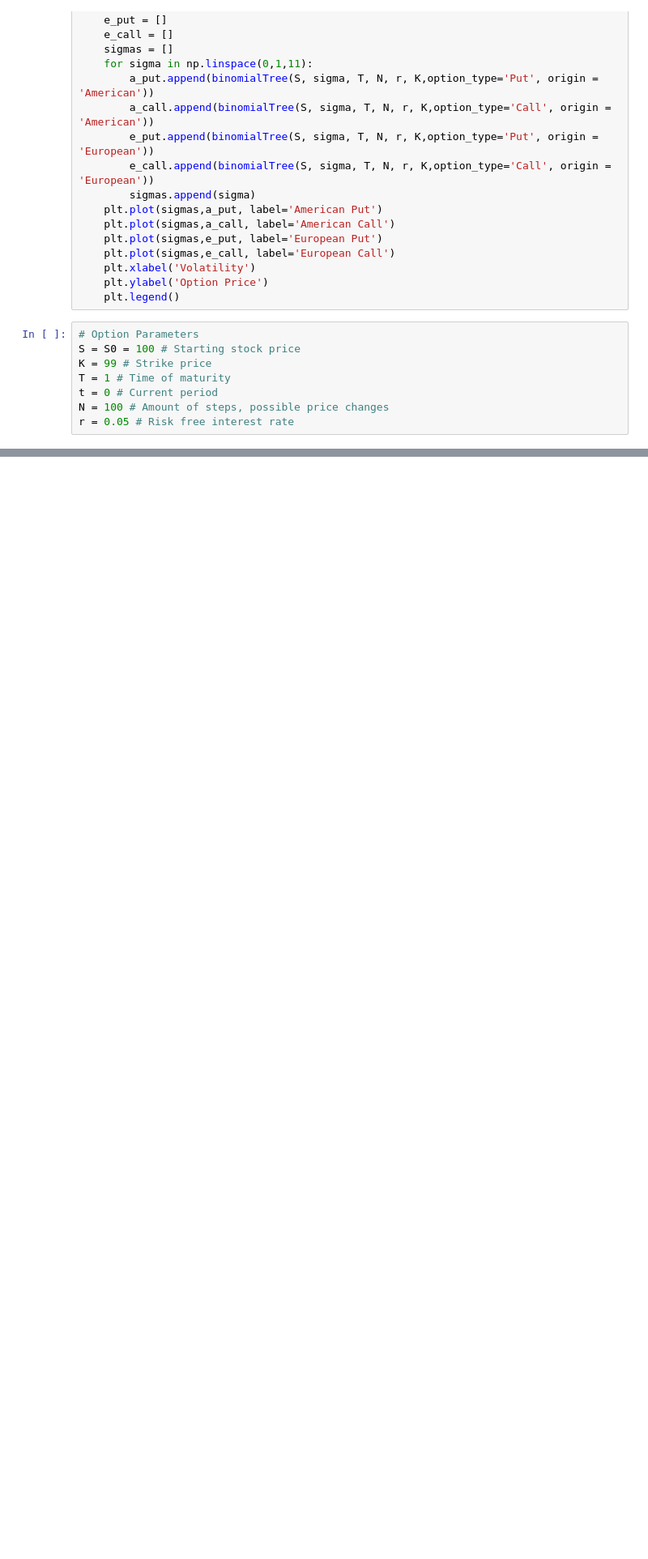
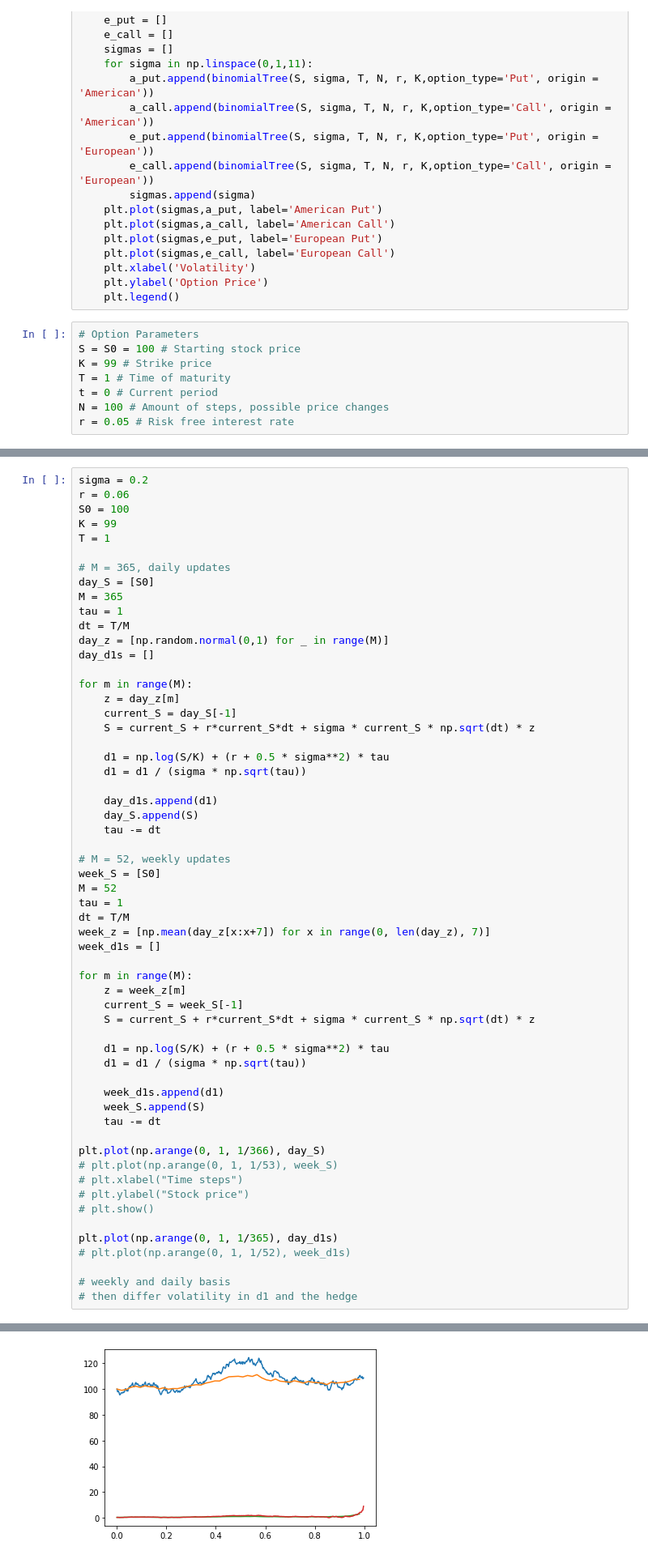
Before and after one commit to DaanMoll/ComputationalFinance, a Jupyter notebook: main.ipynb, the cells around one changed output, grey strips where cells are left out. Shown: that part at 81% size. Saved outputs shown, nothing was run; the diff lists cells and outputs as text; blank space fills up the shorter version.

```diff
--- a/main.ipynb
+++ b/main.ipynb
@@ -185,0 +186,59 @@ plot_variety()
+# %%
+sigma = 0.2
+r = 0.06
+S0 = 100
+K = 99
+T = 1
+
+# M = 365, daily updates
+day_S = [S0]
+M = 365
+tau = 1
+dt = T/M
+day_z = [np.random.normal(0,1) for _ in range(M)]
+day_d1s = []
+
+for m in range(M):
+    z = day_z[m]
+    current_S = day_S[-1]
+    S = current_S + r*current_S*dt + sigma * current_S * np.sqrt(dt) * z
+
+    d1 = np.log(S/K) + (r + 0.5 * sigma**2) * tau
+    d1 = d1 / (sigma * np.sqrt(tau))
+
+    day_d1s.append(d1)
+    day_S.append(S)
+    tau -= dt
+
+# M = 52, weekly updates
+week_S = [S0]
+M = 52
+tau = 1
+dt = T/M
+week_z = [np.mean(day_z[x:x+7]) for x in range(0, len(day_z), 7)]
+week_d1s = []
+
+for m in range(M):
+    z = week_z[m]
+    current_S = week_S[-1]
+    S = current_S + r*current_S*dt + sigma * current_S * np.sqrt(dt) * z
+
+    d1 = np.log(S/K) + (r + 0.5 * sigma**2) * tau
+    d1 = d1 / (sigma * np.sqrt(tau))
+
+    week_d1s.append(d1)
+    week_S.append(S)
+    tau -= dt
+
+plt.plot(np.arange(0, 1, 1/366), day_S)
+# plt.plot(np.arange(0, 1, 1/53), week_S)
+# plt.xlabel("Time steps")
+# plt.ylabel("Stock price")
+# plt.show()
+
+plt.plot(np.arange(0, 1, 1/365), day_d1s)
+# plt.plot(np.arange(0, 1, 1/52), week_d1s)
+
+# weekly and daily basis
+# then differ volatility in d1 and the hedge
+# %% [output]
@@ -185,0 +246 @@ plot_variety()
+[figure, added]
```
Also changed, not shown: parts of 4 cells of this notebook.
